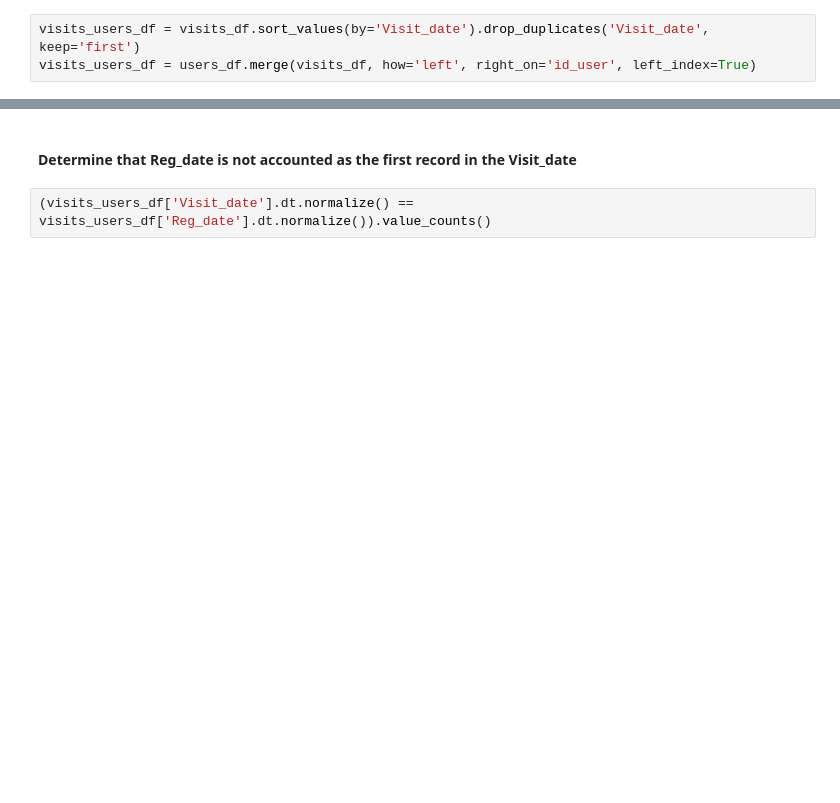
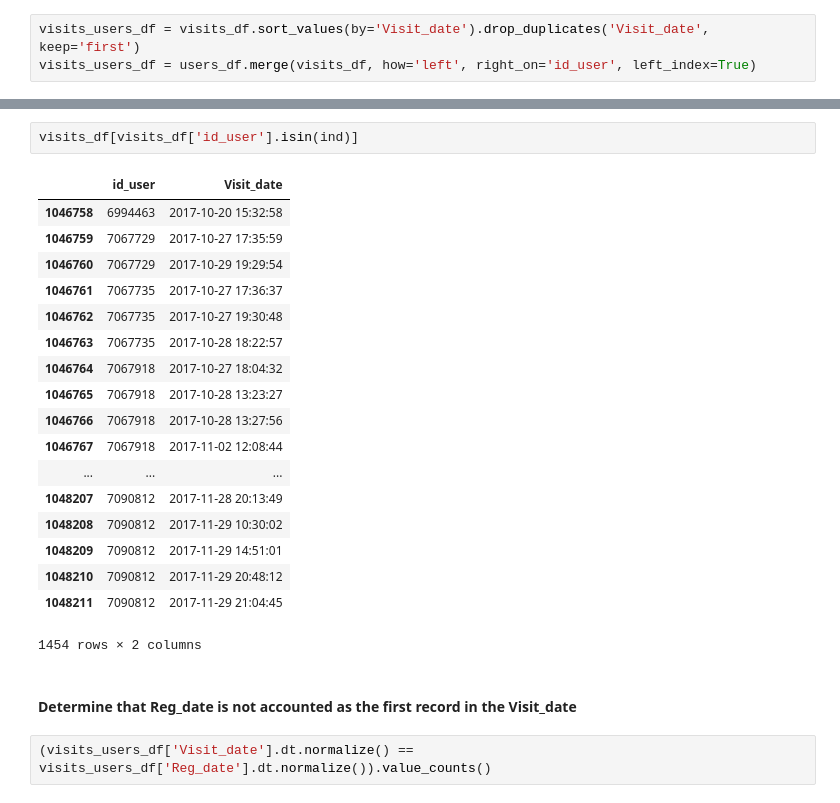
Before and after one commit to 3v1l91l/dss1, a Jupyter notebook: solution.ipynb, the cells around one changed output, grey strips where cells are left out. Cells and saved outputs as stored; diff of their text form; blank space fills up the shorter version.

```diff
--- a/solution.ipynb
+++ b/solution.ipynb
@@ -252,3 +254,24 @@ ValueError: Can only compare identically-labeled Series objects
+# %%
+visits_df[visits_df['id_user'].isin(ind)]
+# %% [output]
+|  | id_user | Visit_date |
+| 1046758 | 6994463 | 2017-10-20 15:32:58 |
+| 1046759 | 7067729 | 2017-10-27 17:35:59 |
+| 1046760 | 7067729 | 2017-10-29 19:29:54 |
+| 1046761 | 7067735 | 2017-10-27 17:36:37 |
+| 1046762 | 7067735 | 2017-10-27 19:30:48 |
+| 1046763 | 7067735 | 2017-10-28 18:22:57 |
+| 1046764 | 7067918 | 2017-10-27 18:04:32 |
+| 1046765 | 7067918 | 2017-10-28 13:23:27 |
+| 1046766 | 7067918 | 2017-10-28 13:27:56 |
+| 1046767 | 7067918 | 2017-11-02 12:08:44 |
+| ... | ... | ... |
+| 1048207 | 7090812 | 2017-11-28 20:13:49 |
+| 1048208 | 7090812 | 2017-11-29 10:30:02 |
+| 1048209 | 7090812 | 2017-11-29 14:51:01 |
+| 1048210 | 7090812 | 2017-11-29 20:48:12 |
+| 1048211 | 7090812 | 2017-11-29 21:04:45 |
+1454 rows × 2 columns
 # %% [markdown]
 #### Determine that Reg_date is not accounted as the first record in the Visit_date
 # %%
```
Also changed, not shown: parts of 15 cells of this notebook.
